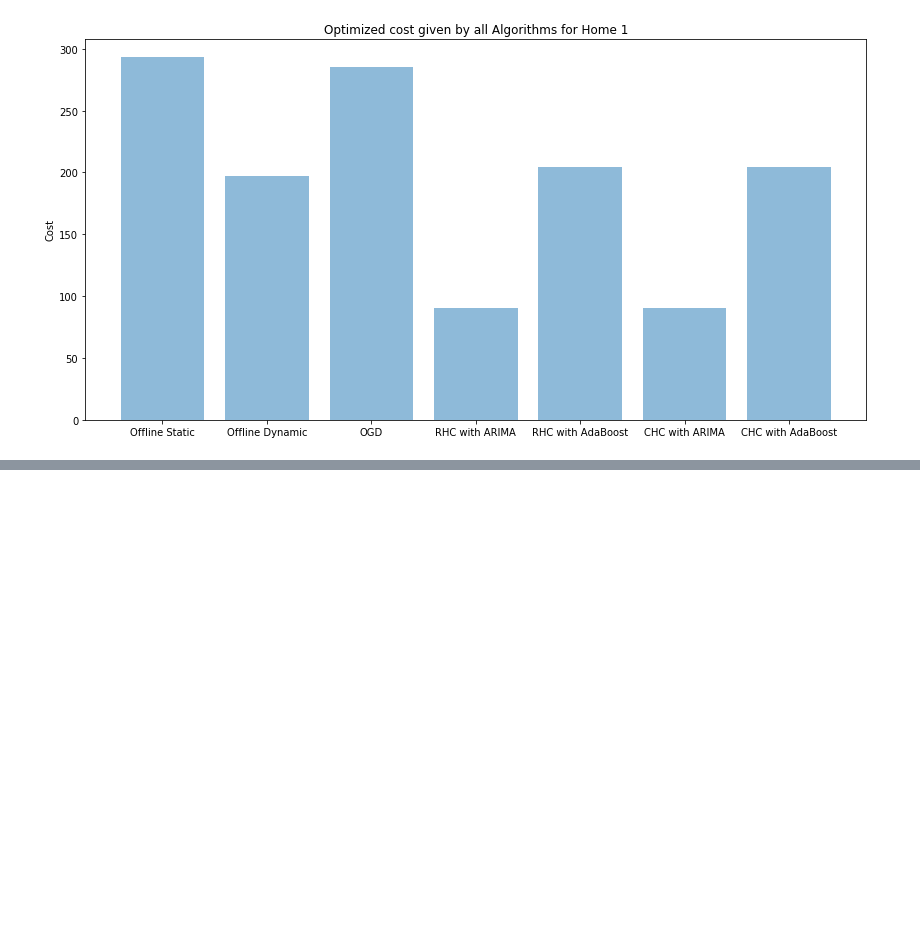
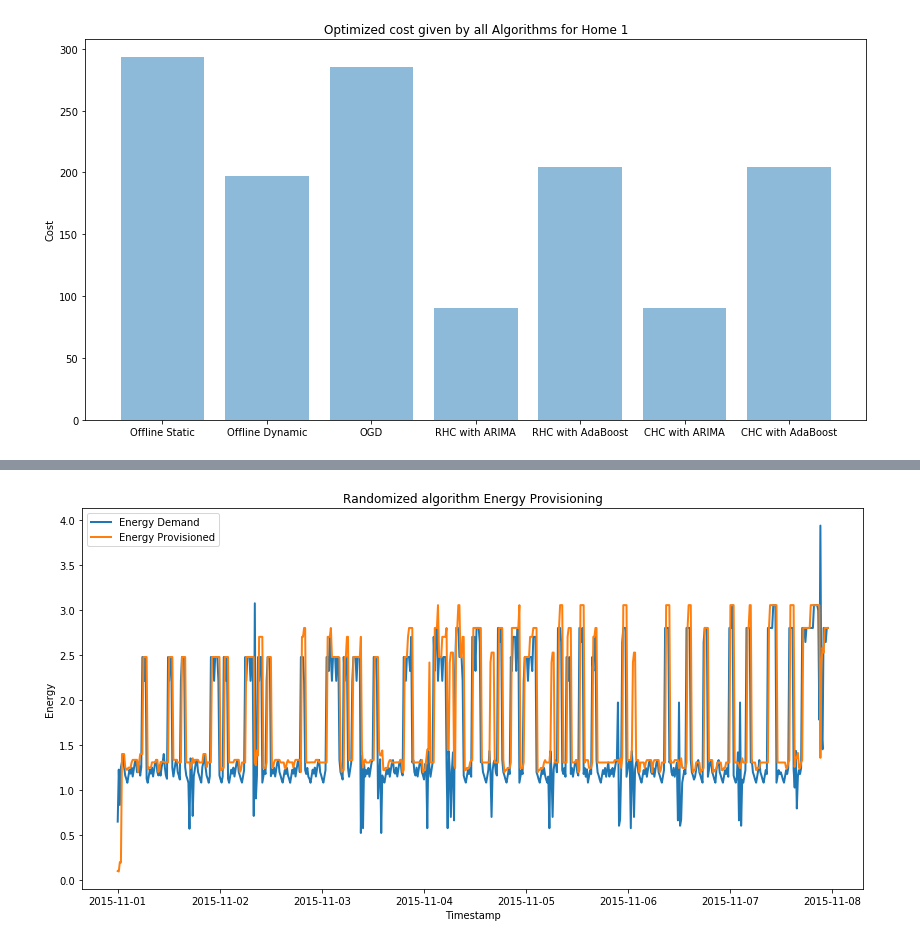
Before and after one commit to vaishrohan1709/Smart_Energy_Optimized_Provisioning, a Jupyter notebook: Assignment2.ipynb, the cells around one changed output, grey strips where cells are left out. Drawn from its saved outputs; the diff is of its cells as text; code cells hidden in the pictures; blank space fills up the shorter version.

```diff
--- a/Assignment2.ipynb
+++ b/Assignment2.ipynb
@@ -705,0 +838,12 @@ plt.show()
+# %%
+import random
+new_y = []
+my_list = ['OGD'] * 10 + ['RHC_ARIMA'] * 25 + ['CHC_ARIMA'] * 30 + ['RHC_ADABOOST'] * 15 +  ['CHC_ADABOOST'] * 20
+x_best_r = [0]
+cost_r = 0
+for t in range(1,35):
+    x_best_r , cost_r = globals()[random.choice(my_list)](t , x_best_r, cost_r)
+    x_best_r , cost_r = globals()[random.choice(my_list)](t + 4 , x_best_r, cost_r)
+    x_best_r , cost_r = globals()[random.choice(my_list)](t + 8 , x_best_r, cost_r)
+    x_best_r , cost_r = globals()[random.choice(my_list)](t + 12 , x_best_r, cost_r)
+    x_best_r , cost_r = globals()[random.choice(my_list)](t + 16 , x_best_r, cost_r)
@@ -705,0 +854,20 @@ plt.show()
+# %%
+dur = [dt for dt in
+       pd.date_range(datetime(2015,11,1,0), datetime(2015, 11 , 7 , 23),
+       periods = 664).tolist()]
+OD = pd.DataFrame({'Energy Provisioned': x_best_r[1:665]})
+OD['Energy Demand'] = new_y[1:665]
+OD['TimeStamp'] = dur
+fig_size = plt.rcParams["figure.figsize"]
+fig_size[0] = 14
+fig_size[1] = 7
+plt.rcParams["figure.figsize"] = fig_size
+plt.plot(OD['TimeStamp'], OD['Energy Demand'], linewidth=2, label="Energy Demand")
+plt.plot(OD['TimeStamp'], OD['Energy Provisioned'], linewidth=2, label="Energy Provisioned")
+plt.title('Randomized algorithm Energy Provisioning')
+plt.xlabel('Timestamp')
+plt.ylabel('Energy')
+plt.legend()
+plt.show()
+# %% [output]
+[figure, added]
```
Also changed, not shown: parts of 16 cells of this notebook, 5 other files.
